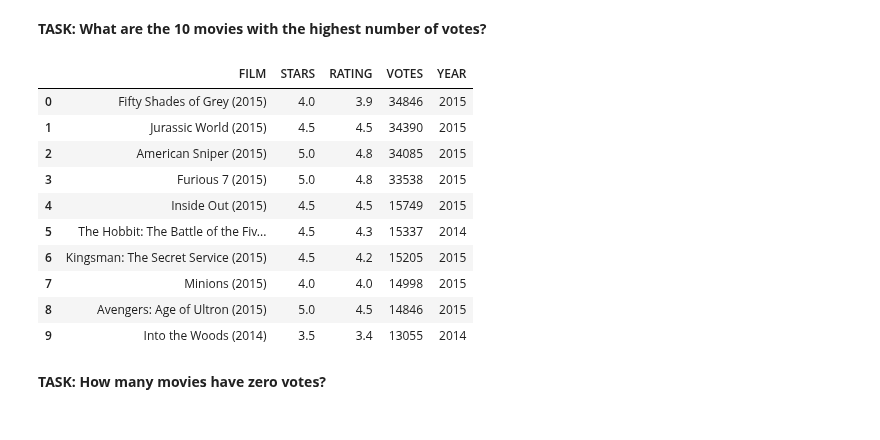
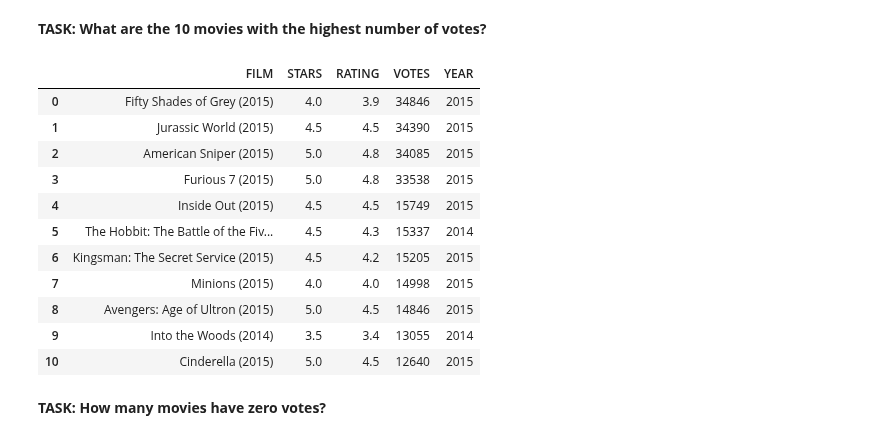
Before and after one commit to Denisse-AB/machine-learning, a Jupyter notebook: Capstone-Project-Numpy-Seaborn.ipynb, the cells around one changed output. Cells and saved outputs as stored; diff of their text form; code cells hidden in the pictures.

```diff
--- a/Capstone-Project-Numpy-Seaborn.ipynb
+++ b/Capstone-Project-Numpy-Seaborn.ipynb
@@ -165,19 +166,20 @@ sns.countplot(x='YEAR',data=fandango)
 # %% [markdown]
 **TASK: What are the 10 movies with the highest number of votes?**
 # %%
-fandango.sort_values(by='VOTES', ascending=False)[:10]
+fandango.sort_values(by='VOTES', ascending=False)[:11]
 # %% [output]
 |  | FILM | STARS | RATING | VOTES | YEAR |
 | 0 | Fifty Shades of Grey (2015) | 4.0 | 3.9 | 34846 | 2015 |
 | 1 | Jurassic World (2015) | 4.5 | 4.5 | 34390 | 2015 |
 | 2 | American Sniper (2015) | 5.0 | 4.8 | 34085 | 2015 |
 | 3 | Furious 7 (2015) | 5.0 | 4.8 | 33538 | 2015 |
 | 4 | Inside Out (2015) | 4.5 | 4.5 | 15749 | 2015 |
 | 5 | The Hobbit: The Battle of the Fiv... | 4.5 | 4.3 | 15337 | 2014 |
 | 6 | Kingsman: The Secret Service (2015) | 4.5 | 4.2 | 15205 | 2015 |
 | 7 | Minions (2015) | 4.0 | 4.0 | 14998 | 2015 |
 | 8 | Avengers: Age of Ultron (2015) | 5.0 | 4.5 | 14846 | 2015 |
 | 9 | Into the Woods (2014) | 3.5 | 3.4 | 13055 | 2014 |
+| 10 | Cinderella (2015) | 5.0 | 4.5 | 12640 | 2015 |
 # %% [markdown]
 **TASK: How many movies have zero votes?**
 # %%
```
Also changed, not shown: parts of 12 cells of this notebook.
